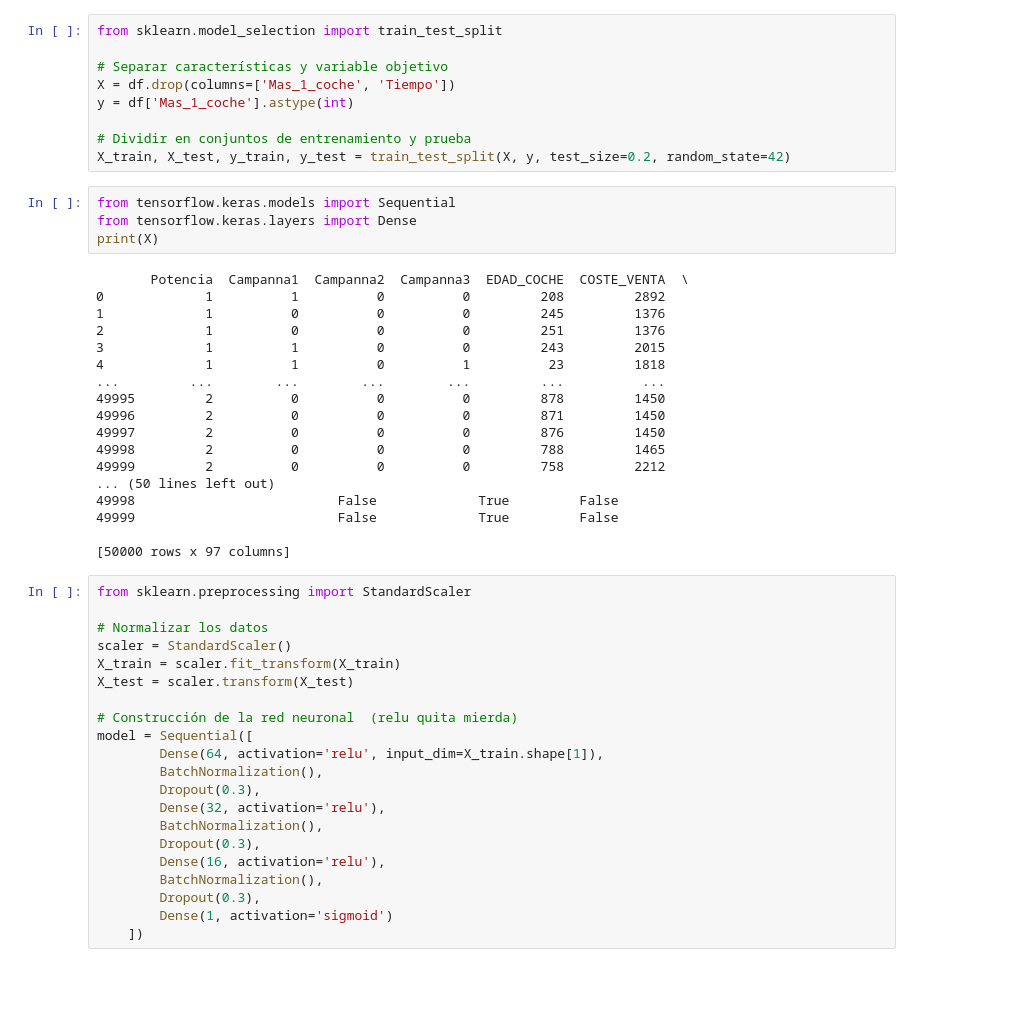
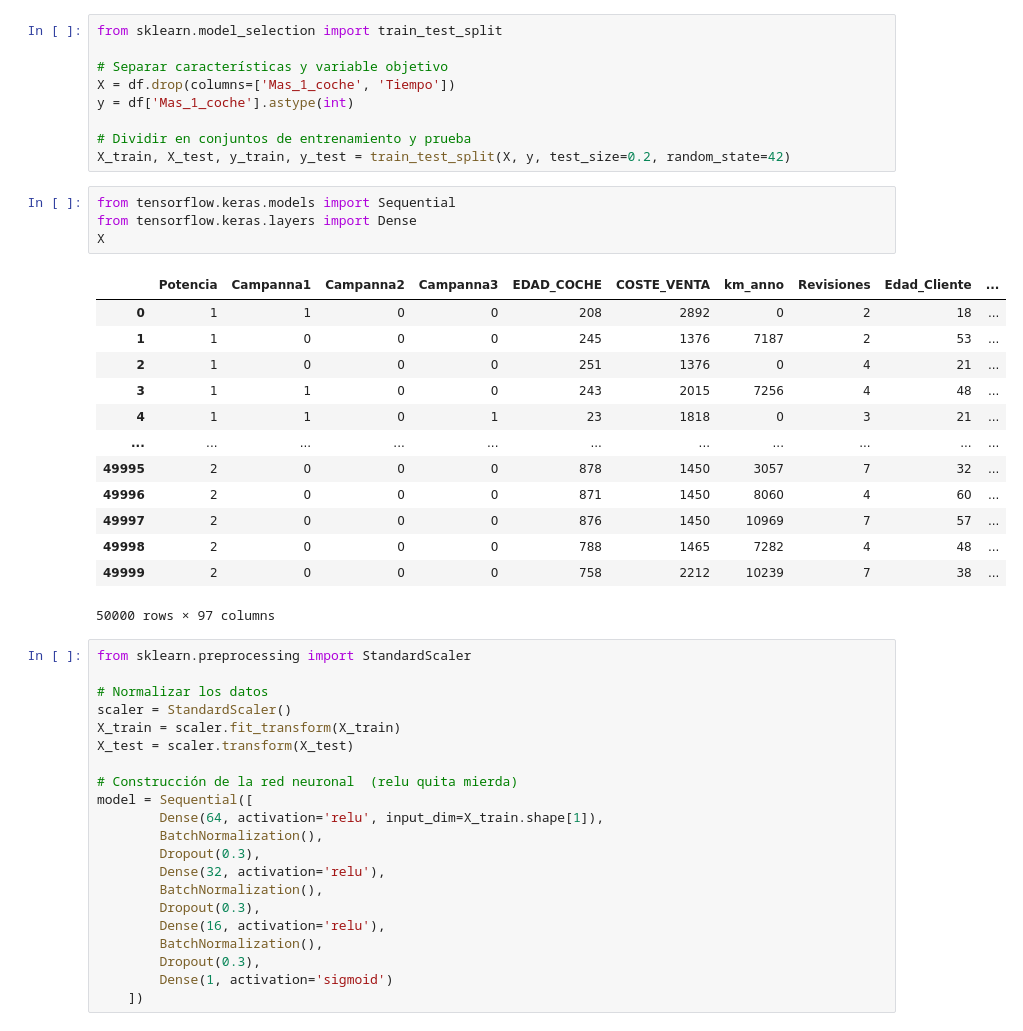
Before and after one commit to Braxwells/propensity_model, a Jupyter notebook: sample.ipynb, the cells around one changed output. Drawn from its saved outputs; the diff is of its cells as text; blank space fills up the shorter version.

```diff
--- a/sample.ipynb
+++ b/sample.ipynb
@@ -210,25 +210,21 @@ X_train, X_test, y_train, y_test = train_test_split(X, y, test_size=0.2, random_
 # %%
 from tensorflow.keras.models import Sequential
 from tensorflow.keras.layers import Dense
-print(X)
+X
 # %% [output]
+|  | Potencia | Campanna1 | Campanna2 | Campanna3 | EDAD_COCHE | COSTE_VENTA | km_anno | Revisiones | Edad_Cliente | ... |
+| 0 | 1 | 1 | 0 | 0 | 208 | 2892 | 0 | 2 | 18 | ... |
+| 1 | 1 | 0 | 0 | 0 | 245 | 1376 | 7187 | 2 | 53 | ... |
+| 2 | 1 | 0 | 0 | 0 | 251 | 1376 | 0 | 4 | 21 | ... |
+| 3 | 1 | 1 | 0 | 0 | 243 | 2015 | 7256 | 4 | 48 | ... |
+| 4 | 1 | 1 | 0 | 1 | 23 | 1818 | 0 | 3 | 21 | ... |
+| ... | ... | ... | ... | ... | ... | ... | ... | ... | ... | ... |
+| 49995 | 2 | 0 | 0 | 0 | 878 | 1450 | 3057 | 7 | 32 | ... |
+| 49996 | 2 | 0 | 0 | 0 | 871 | 1450 | 8060 | 4 | 60 | ... |
+| 49997 | 2 | 0 | 0 | 0 | 876 | 1450 | 10969 | 7 | 57 | ... |
+| 49998 | 2 | 0 | 0 | 0 | 788 | 1465 | 7282 | 4 | 48 | ... |
+| 49999 | 2 | 0 | 0 | 0 | 758 | 2212 | 10239 | 7 | 38 | ... |
-       Potencia  Campanna1  Campanna2  Campanna3  EDAD_COCHE  COSTE_VENTA  \
-0             1          1          0          0         208         2892
-1             1          0          0          0         245         1376
-2             1          0          0          0         251         1376
-3             1          1          0          0         243         2015
-4             1          1          0          1          23         1818
-...         ...        ...        ...        ...         ...          ...
-49995         2          0          0          0         878         1450
-49996         2          0          0          0         871         1450
-49997         2          0          0          0         876         1450
-49998         2          0          0          0         788         1465
-49999         2          0          0          0         758         2212
-... (50 lines left out)
-49998                          False             True         False
-49999                          False             True         False
-
-[50000 rows x 97 columns]
+50000 rows × 97 columns
 # %%
 from sklearn.preprocessing import StandardScaler
 
```
Also changed, not shown: parts of 3 cells of this notebook, 1 other file.
